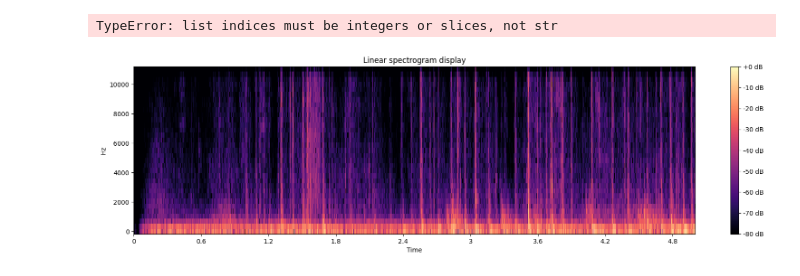
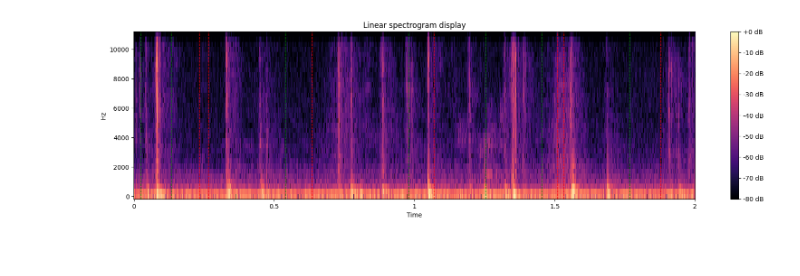
Before and after one commit to krypticbit/recorder, a Jupyter notebook: sound_tweaks.ipynb, the cells around one changed output. Cells and saved outputs as stored; diff of their text form; code cells hidden in the pictures.

```diff
--- a/sound_tweaks.ipynb
+++ b/sound_tweaks.ipynb
@@ -7,42 +7,40 @@ import matplotlib.pyplot as plt
 import numpy as np
 import json
 
-name = "Ezra_0_1"
-window = (0, 5)
+name = "Will_0_78"
+window = (1, 3)
 # window = None
 
-y, sr = librosa.load(f'data-old/recording_{name}.wav')
+y, sr = librosa.load(f'data/recording_{name}.wav')
 if window is not None:
     y = y[sr * window[0]:sr * window[1]]
 D = librosa.stft(y, n_fft=64, hop_length=32)
 # %%
 %matplotlib inline
 
 S_db = librosa.amplitude_to_db(np.abs(D), ref=np.max)
 
 fig, ax = plt.subplots()
 img = librosa.display.specshow(S_db, y_axis='linear', x_axis='time', ax=ax, sr=sr, hop_length=32)
 ax.set(title='Linear spectrogram display')
 fig.colorbar(img, ax=ax, format="%+2.f dB")
 fig.set_figwidth(20)
 
-with open(f'data-old/events_{name}.json', 'r') as f:
+with open(f'data/events_{name}.json', 'r') as f:
     data = json.load(f)
 
 events = data["events"]
 dt = -data["stream_start"] + data["key_start"]
 for e in events:
-    t = e[1]
+    t = e[1] + dt
     if window is None or (window[0] <= t <= window[1]):
-        x = t + dt
         if window is not None:
-            x -= window[0]
-        ax.axvline(x, color='r' if e[0] == "keyup" else 'g', linestyle='--', linewidth=1)
+            t -= window[0]
+        ax.axvline(t, color='r' if e[0] == "keyup" else 'g', linestyle='--', linewidth=1)
 
 plt.interactive(True)
 plt.show()
 # %% [output]
-TypeError: list indices must be integers or slices, not str
-[figure, old version]
+[figure, new version]
 # %%
 import json
```
Also changed, not shown: 1 other file.
